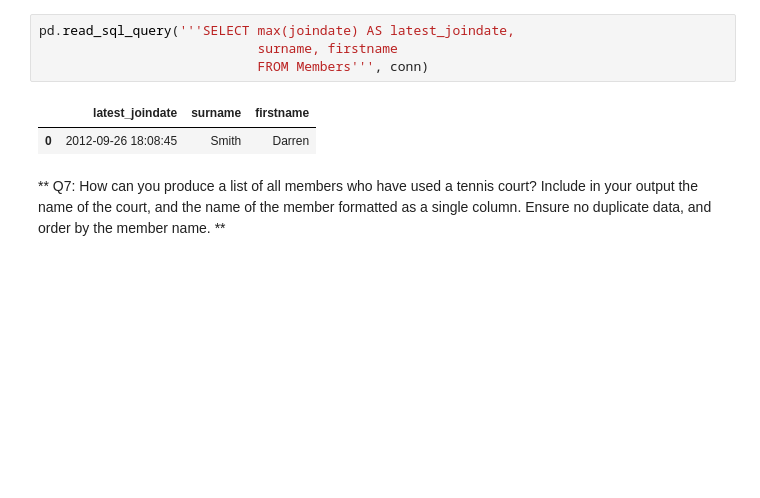
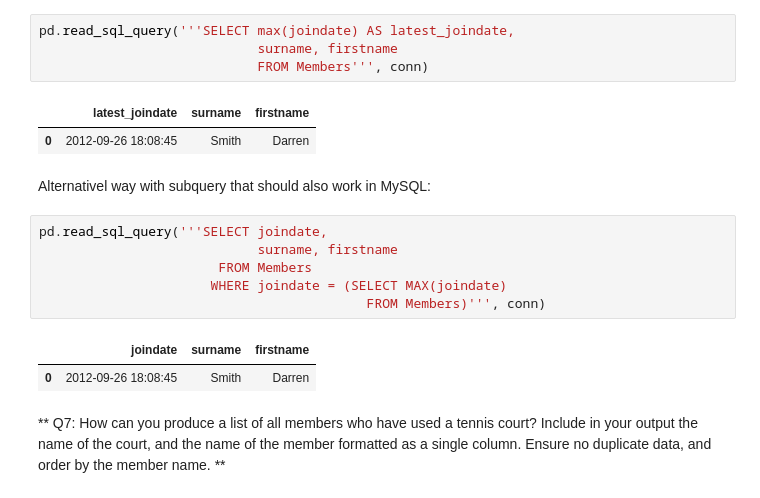
Before and after one commit to tloeber/Springboard, a Jupyter notebook: country_club_queries.ipynb, the cells around one changed output. Drawn from its saved outputs; the diff is of its cells as text; blank space fills up the shorter version.

```diff
--- a/country_club_queries.ipynb
+++ b/country_club_queries.ipynb
@@ -103,6 +103,17 @@ pd.read_sql_query('''SELECT max(joindate) AS latest_joindate,
 # %% [output]
 |  | latest_joindate | surname | firstname |
 | 0 | 2012-09-26 18:08:45 | Smith | Darren |
+# %% [markdown]
+Alternativel way with subquery that should also work in MySQL:
+# %%
+pd.read_sql_query('''SELECT joindate,
+                            surname, firstname
+                       FROM Members
+                      WHERE joindate = (SELECT MAX(joindate)
+                                          FROM Members)''', conn)
+# %% [output]
+|  | joindate | surname | firstname |
+| 0 | 2012-09-26 18:08:45 | Smith | Darren |
 # %% [markdown]
 ** Q7: How can you produce a list of all members who have used a tennis court?
 Include in your output the name of the court, and the name of the member
```
Also changed, not shown: parts of 10 cells of this notebook.
